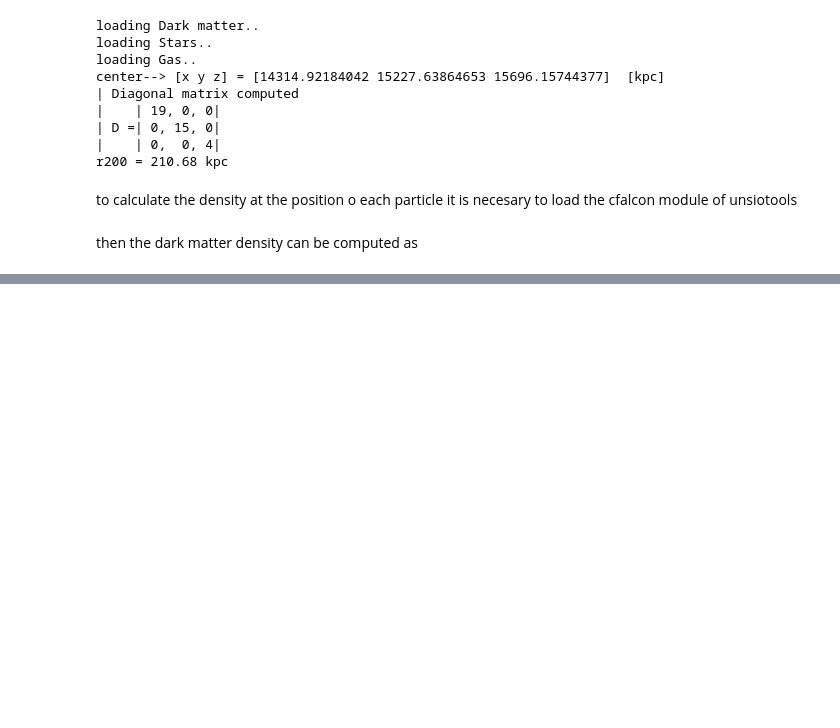
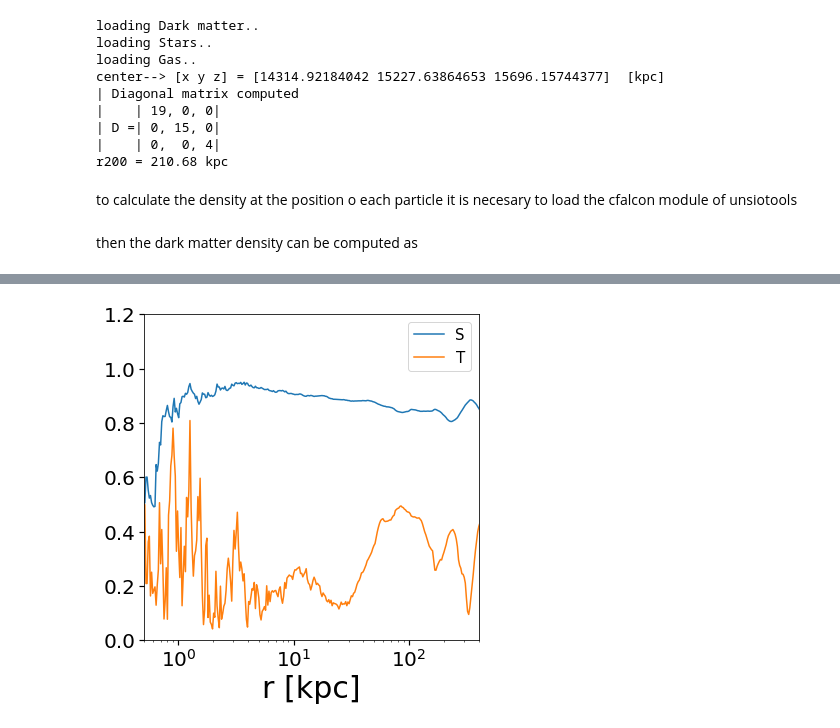
Before and after one commit to luturonunca/WKBL-isolated, a Jupyter notebook: tutorials/2) Dark Matter halo (density profile, cfalcon calculations and interria tensor).ipynb, the cells around one changed output, grey strips where cells are left out. Cells and saved outputs as stored; diff of their text form; code cells hidden in the pictures; blank space fills up the shorter version.

```diff
--- a/tutorials/2) Dark Matter halo (density profile, cfalcon calculations and interria tensor).ipynb
+++ b/tutorials/2) Dark Matter halo (density profile, cfalcon calculations and interria tensor).ipynb
@@ -82,0 +133,14 @@ ax.tick_params(axis='both', which='major', labelsize=20, size=5,width=1.2)
+# %%
+fig, ax = plt.subplots(figsize=[6,6])
+ax.set_xlim([0.5,400])
+ax.set_ylim([0.,1.2])
+ax.set_xscale("log")
+ax.plot(r, S_dm,label="S")
+ax.plot(r, T_dm,label="T")
+
+ax.set_xlabel("r [kpc]",fontsize=30)
+#ax.set_ylabel(" [kpc]",fontsize=30)
+ax.tick_params(axis='both', which='major', labelsize=20, size=5,width=1.2)
+legend = ax.legend(loc='upper right', ncol=1, shadow=False, fontsize=15)
+# %% [output]
+[figure, added]
```
Also changed, not shown: parts of 8 cells of this notebook, 2 other files.
